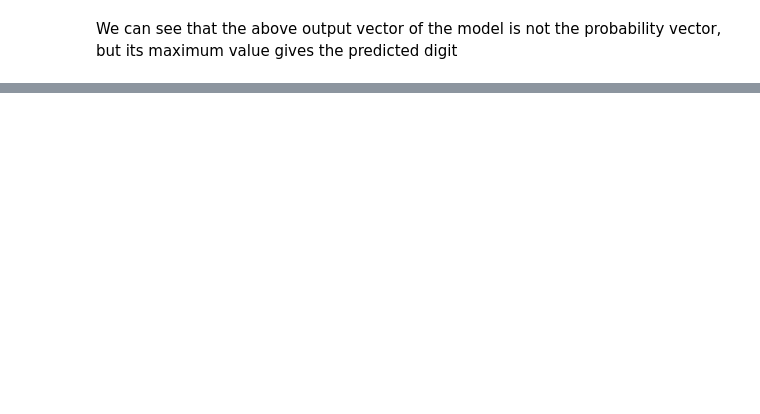
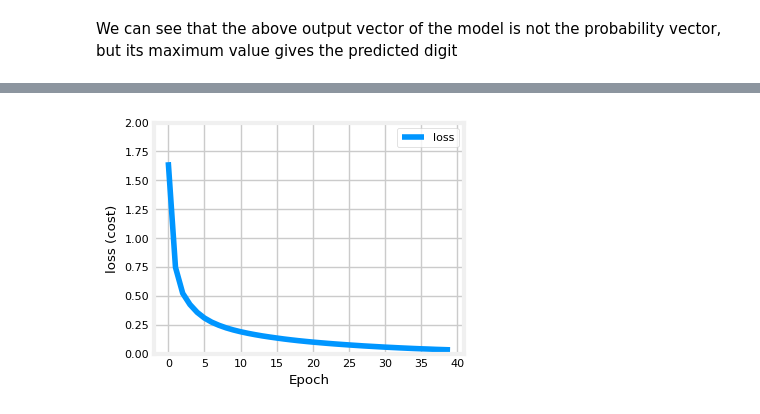
Before and after one commit to Sithum02/Handwritten-Digit-Detection, a Jupyter notebook: Handwritten_Digit_Detection.ipynb, the cells around one changed output, grey strips where cells are left out. Saved outputs shown, nothing was run; the diff lists cells and outputs as text; code cells hidden in the pictures; blank space fills up the shorter version.

```diff
--- a/Handwritten_Digit_Detection.ipynb
+++ b/Handwritten_Digit_Detection.ipynb
@@ -685,0 +830,10 @@ print( f"{display_errors(model,X,y)} errors out of {len(X)} images")
+# %%
+tf.random.set_seed(1234) # for consistent results
+model= Sequential(
+    [
+        tf.keras.Input(shape=(400,)),
+        Dense(25, activation='relu', name = "l_1"),
+        Dense(15, activation='relu',  name = "l_2"),
+        Dense(10, activation='linear', name = "l_3"),
+    ], name = "my_model"
+)
@@ -685,0 +858,10 @@ print( f"{display_errors(model,X,y)} errors out of {len(X)} images")
+# %%
+model.compile(
+    loss=tf.keras.losses.SparseCategoricalCrossentropy(from_logits=True),
+    optimizer=tf.keras.optimizers.Adam(learning_rate=0.001),
+)
+
+history = model.fit(
+    X_train,y_train,
+    epochs=40
+)
@@ -685,0 +886,4 @@ print( f"{display_errors(model,X,y)} errors out of {len(X)} images")
+# %%
+plot_loss_tf(history)
+# %% [output]
+[figure, added]
```
Also changed, not shown: parts of 37 cells of this notebook.
